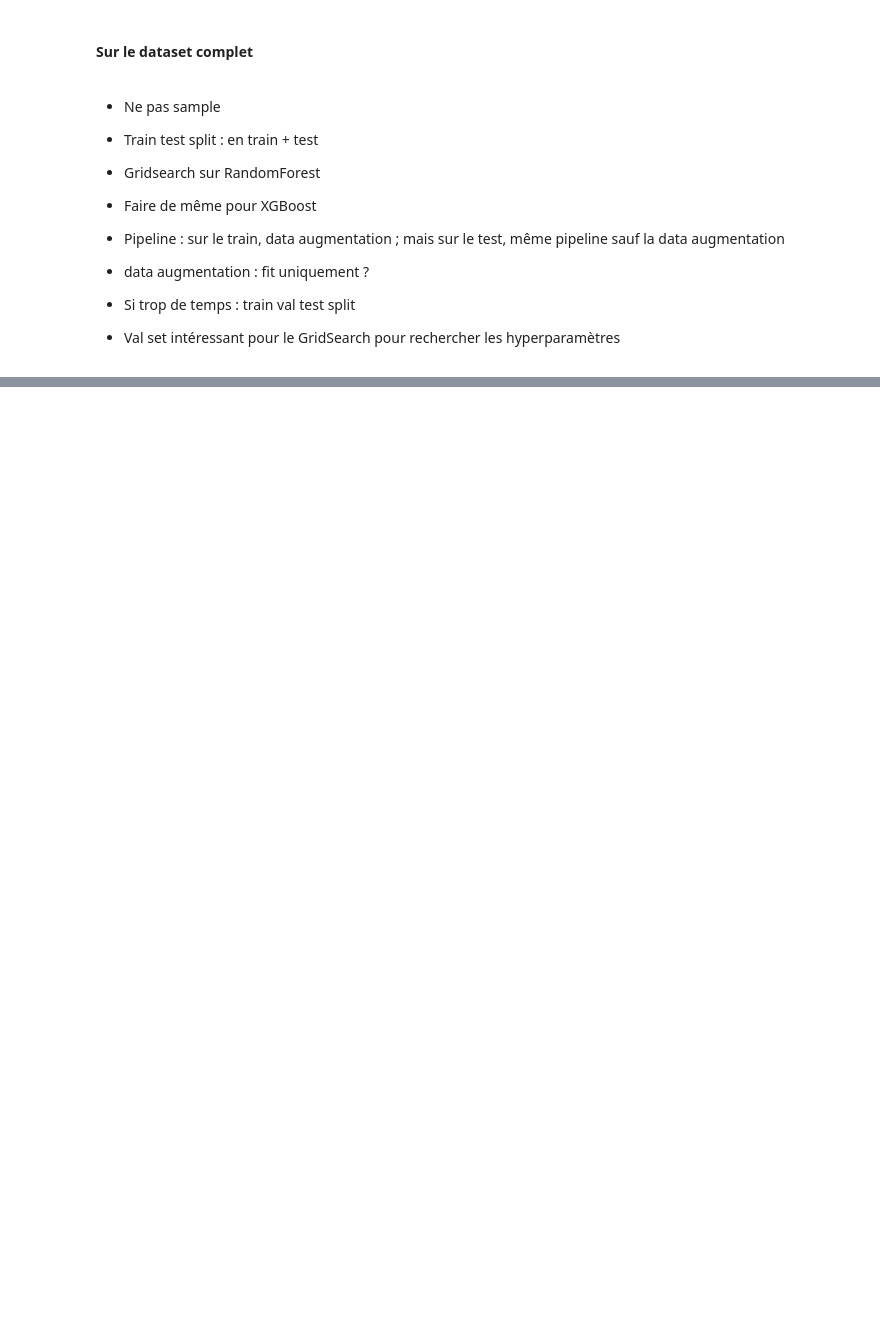
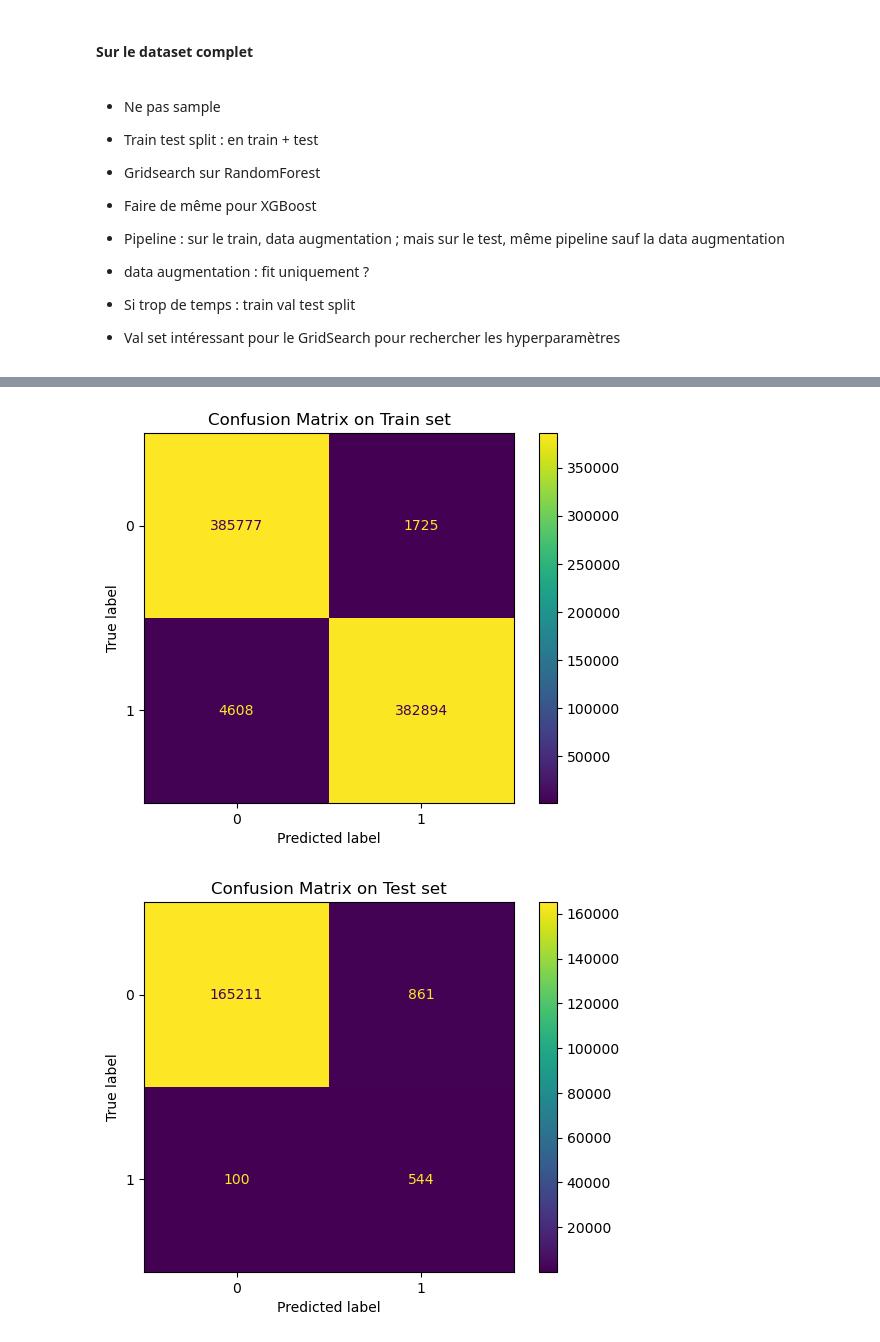
Before and after one commit to PierreSchickele/CC_Fraud_Prediction_ProjetFinal, a Jupyter notebook: Credit_Card_Fraud_Oversample.ipynb, the cells around one changed output, grey strips where cells are left out. Drawn from its saved outputs; the diff is of its cells as text; code cells hidden in the pictures; blank space fills up the shorter version.

```diff
--- a/Credit_Card_Fraud_Oversample.ipynb
+++ b/Credit_Card_Fraud_Oversample.ipynb
@@ -352,12 +430,12 @@ smotenc = SMOTENC(categorical_features=[0, 1])
 
 # Train test split
 
-X_train, X_test, y_train, y_test = train_test_split(X, y, train_size=0.6, random_state=0, stratify=y)
-
-X_train, y_train = smotenc.fit_resample(X_train, y_train)
+X_train, X_test, y_train, y_test = train_test_split(X, y, train_size=0.7, random_state=0, stratify=y)
 
 X_train = preprocessor.fit_transform(X_train)
 X_test = preprocessor.transform(X_test)
+
+X_train, y_train = smotenc.fit_resample(X_train, y_train)
 
 # Déclaration du modèle
 
@@ -367,7 +445,7 @@ classifier_rf = RandomForestClassifier(class_weight='balanced')
 
 params = {
     "max_depth": [5, 10, 15],
-    "min_samples_leaf": [5, 8, 10],
+    "min_samples_leaf": [10, 12, 14],
     "min_samples_split": [16, 20, 24],
     "n_estimators": [50, 80, 100],
 }
@@ -389,0 +491,14 @@ print(classification_report(y_test, y_test_pred))
+# %%
+# Visualize confusion matrices
+_ , ax = plt.subplots() # Get subplot from matplotlib
+ax.set(title="Confusion Matrix on Train set") # Set a title that we will add into ConfusionMatrixDisplay
+ConfusionMatrixDisplay.from_estimator(gridsearch_rf, X_train, y_train, ax=ax) # ConfusionMatrixDisplay from sklearn
+plt.show()
+
+_ , ax = plt.subplots() # Get subplot from matplotlib
+ax.set(title="Confusion Matrix on Test set") # Set a title that we will add into ConfusionMatrixDisplay
+ConfusionMatrixDisplay.from_estimator(gridsearch_rf, X_test, y_test, ax=ax) # ConfusionMatrixDisplay from sklearn
+plt.show()
+# %% [output]
+[figure, added]
+[figure, added]
```
Also changed, not shown: parts of 14 cells of this notebook.
